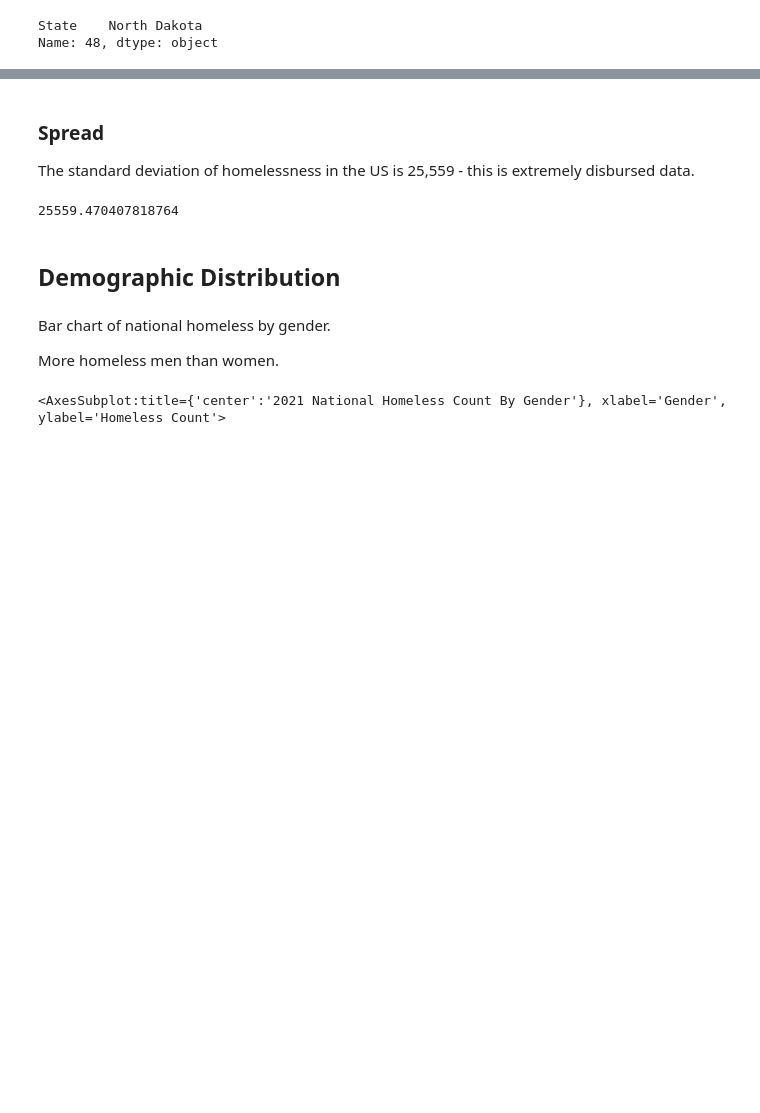
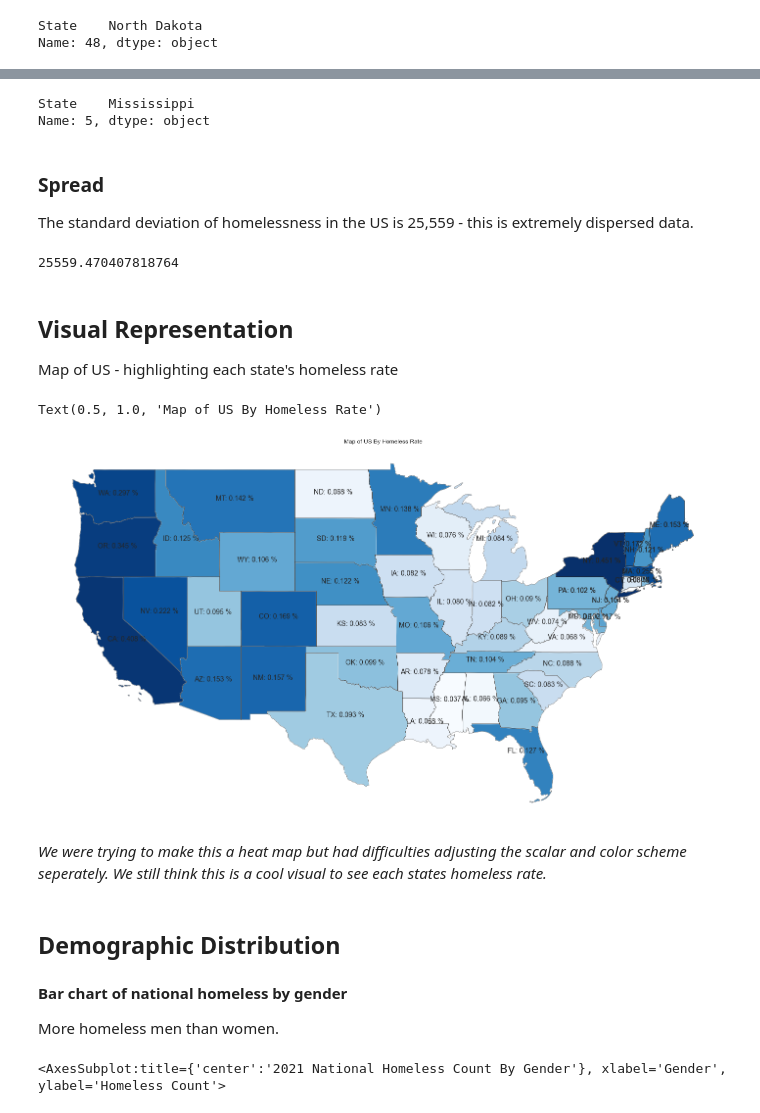
Before and after one commit to chloeu99/chloeu99.github.io, a Jupyter notebook: Final Tutorial.ipynb, the cells around one changed output, grey strips where cells are left out. Drawn from its saved outputs; the diff is of its cells as text; code cells hidden in the pictures; blank space fills up the shorter version.

```diff
--- a/Final Tutorial.ipynb
+++ b/Final Tutorial.ipynb
@@ -319,14 +352,53 @@ Name: 48, dtype: object
+# %%
+df2020.loc[df2020["Homeless Rate"].idxmin()].head(1)
+# %% [output]
+State    Mississippi
+Name: 5, dtype: object
 # %% [markdown]
 ### Spread
-The standard deviation of homelessness in the US is 25,559 - this is extremely disbursed data.
+The standard deviation of homelessness in the US is 25,559 - this is extremely dispersed data.
 # %%
 df2020["Overall Homeless, 2020"].std()
 # %% [output]
 25559.470407818764
+# %% [markdown]
+## Visual Representation
+Map of US - highlighting each state's homeless rate
+# %%
+#Using mapping data andinspiration from: https://jcutrer.com/python/learn-geopandas-plotting-usmaps
+#data mapping for all states
+USmap = geopandas.read_file('./data/map_data/usa-states-census-2014.shp')
+USmap = USmap.to_crs("EPSG:3395")
+USmap["State"] = USmap["NAME"]
+#join with homeless data
+USmap = USmap.merge(df2020, on = "State", how = "inner")
+#clean data to present in map
+for key, value in USmap.iterrows():
+    USmap["Homeless Rate"][key] = str(float(str(USmap["Homeless Rate"][key])[:7])*100)[:5] + " %"
+# %%
+#Using mapping data andinspiration from: https://jcutrer.com/python/learn-geopandas-plotting-usmaps
+fig = plt.figure(1, figsize=(25,15))
+ax = fig.add_subplot()
+#label state with homeless rate
+USmap.apply(lambda x: ax.annotate(text=x["State ID"] + ": " + x["Homeless Rate"], xy=x.geometry.centroid.coords[0], ha='center', fontsize=14),axis=1);
+#state boundries
+USmap.boundary.plot(ax=ax, color='Black', linewidth=.4)
+#color states and labels
+USmap.plot(column = "Homeless Rate", ax=ax, cmap='Blues', figsize=(12, 12))
+ax.text(-0.05, 0.5, transform=ax.transAxes,
+        fontsize=20, color='black', alpha=0.5,
+        ha='center', va='center', rotation='90', s = "")
+ax.set_axis_off()
+plt.title("Map of US By Homeless Rate")
+# %% [output]
+Text(0.5, 1.0, 'Map of US By Homeless Rate')
+[figure, added]
+# %% [markdown]
+*We were trying to make this a heat map but had difficulties adjusting the scalar and color scheme seperately. We still think this is a cool visual to see each states homeless rate.*
 # %% [markdown]
 ## Demographic Distribution
 # %% [markdown]
-Bar chart of national homeless by gender.
+**Bar chart of national homeless by gender**
 
 More homeless men than women.
 # %%
```
Also changed, not shown: parts of 63 cells of this notebook, 1 other file.
